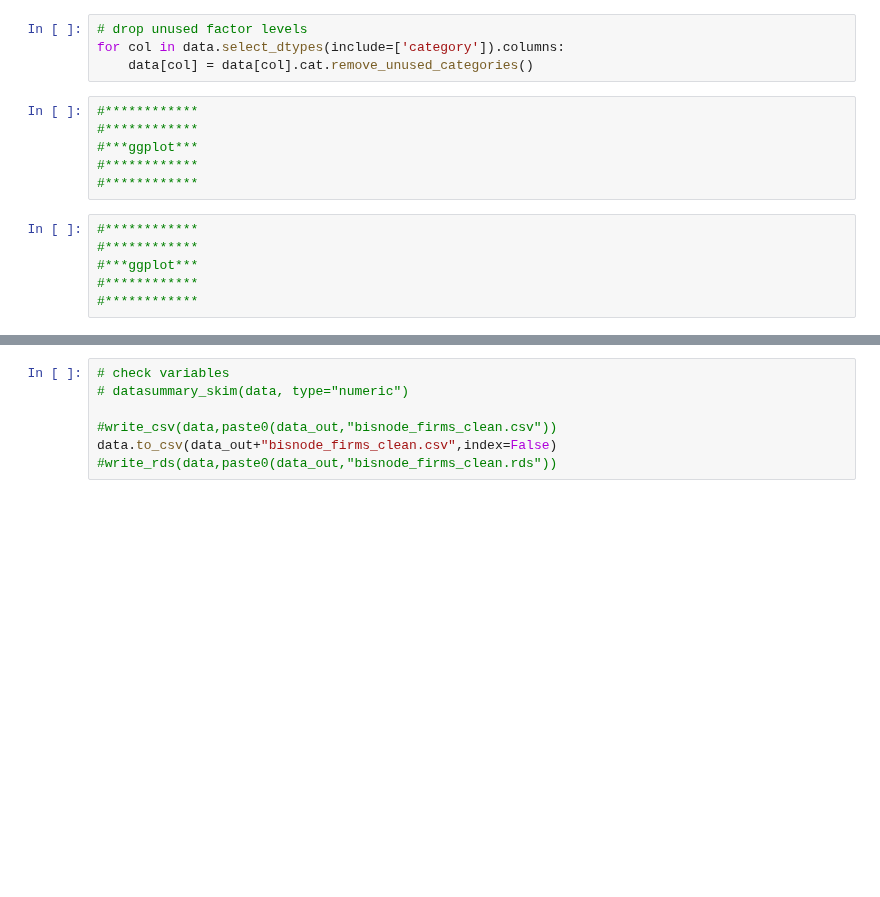
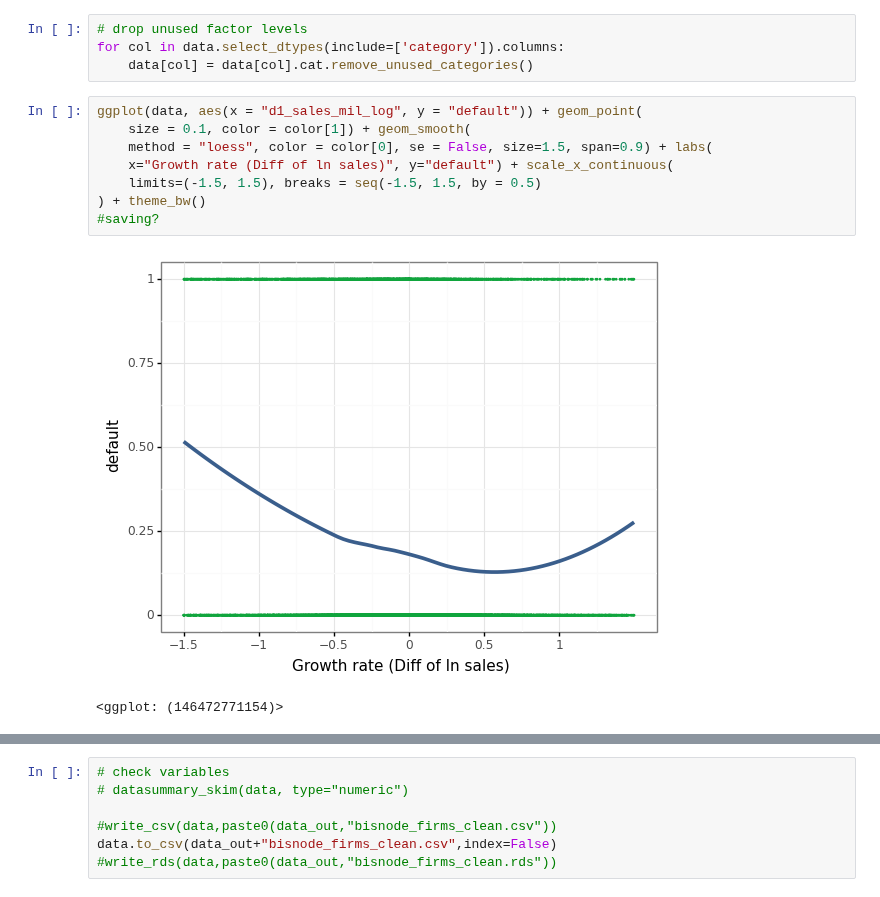
Before and after one commit to gabors-data-analysis/da_case_studies, a Jupyter notebook: ch17-predicting-firm-exit/prep2.ipynb, the cells around one changed output, grey strips where cells are left out. Drawn from its saved outputs; the diff is of its cells as text; blank space fills up the shorter version.

```diff
--- a/ch17-predicting-firm-exit/prep2.ipynb
+++ b/ch17-predicting-firm-exit/prep2.ipynb
@@ -241,15 +289,14 @@ Name: age, dtype: float64
 # drop unused factor levels
 for col in data.select_dtypes(include=['category']).columns:
     data[col] = data[col].cat.remove_unused_categories()
-# %%
-#************
-#************
-#***ggplot***
-#************
-#************
-# %%
-#************
-#************
-#***ggplot***
-#************
-#************
+# %%
+ggplot(data, aes(x = "d1_sales_mil_log", y = "default")) + geom_point(
+    size = 0.1, color = color[1]) + geom_smooth(
+    method = "loess", color = color[0], se = False, size=1.5, span=0.9) + labs(
+    x="Growth rate (Diff of ln sales)", y="default") + scale_x_continuous(
+    limits=(-1.5, 1.5), breaks = seq(-1.5, 1.5, by = 0.5)
+) + theme_bw()
+#saving?
+# %% [output]
+[figure, added]
+<ggplot: (146472771154)>
```
Also changed, not shown: parts of 10 cells of this notebook, 1 other file.
